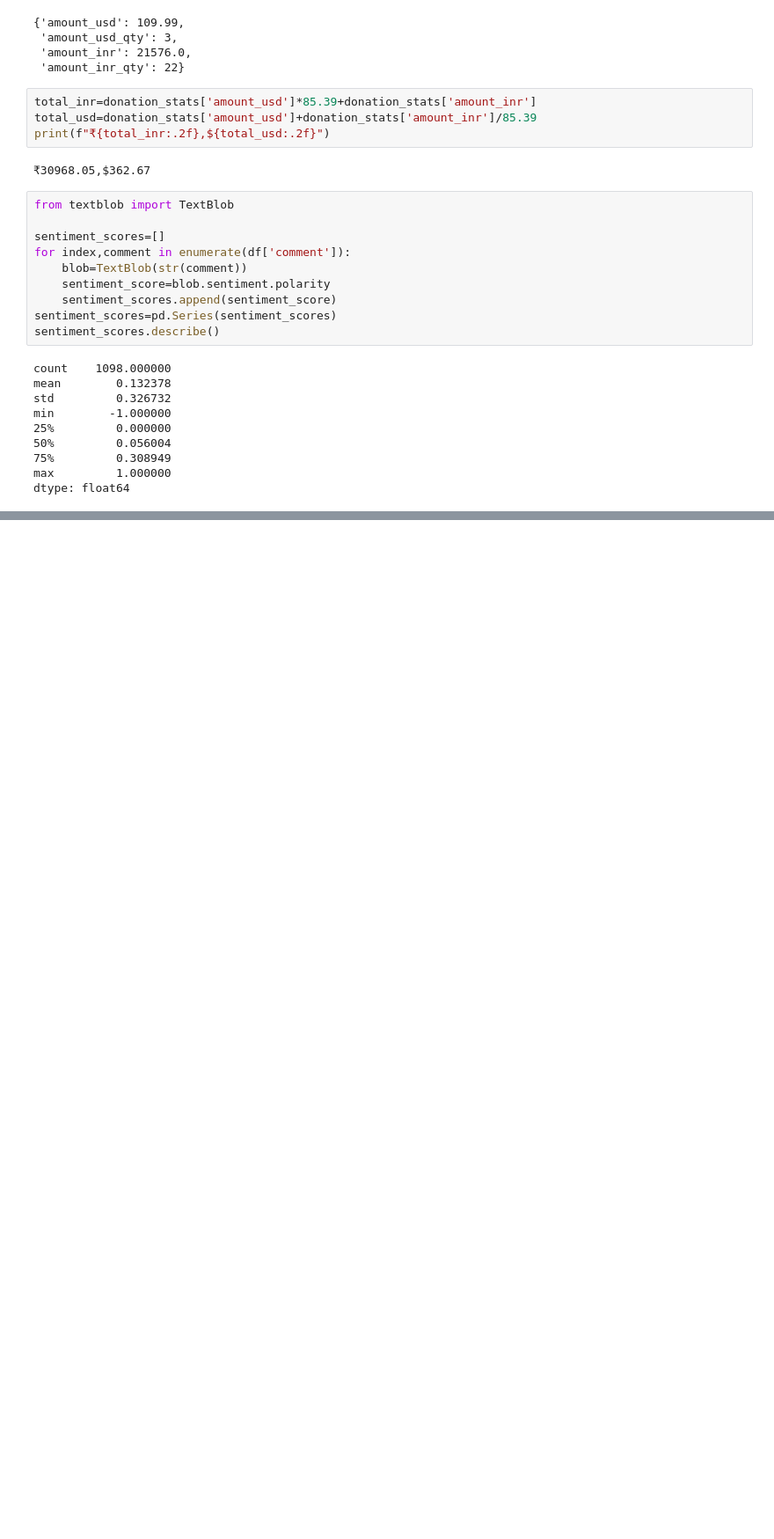
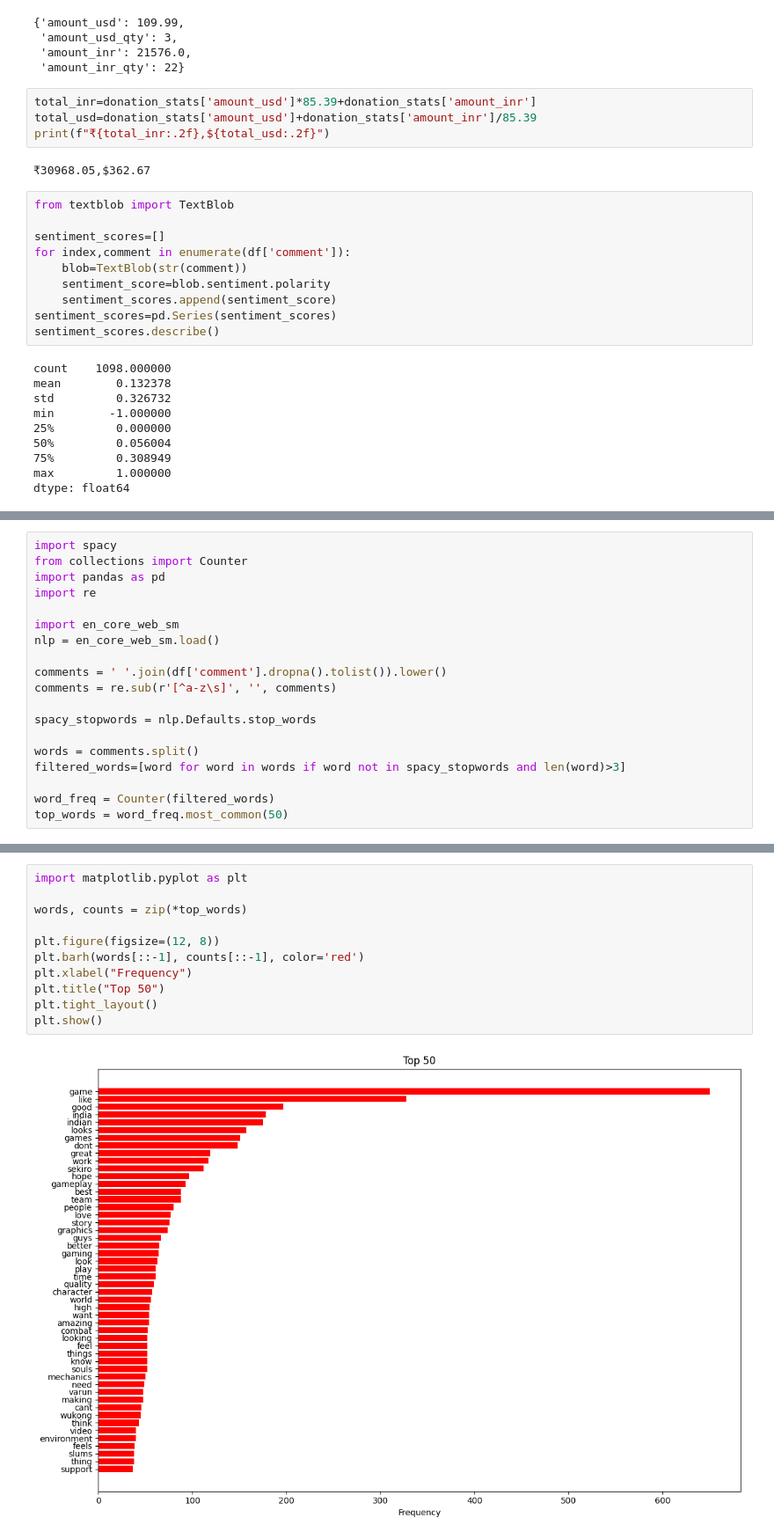
Before and after one commit to realhardik18/project11-analysis, a Jupyter notebook: analysis.ipynb, the cells around one changed output, grey strips where cells are left out. Shown: that part at 88% size. Saved outputs shown, nothing was run; the diff lists cells and outputs as text; blank space fills up the shorter version.

```diff
--- a/analysis.ipynb
+++ b/analysis.ipynb
@@ -68,0 +78,19 @@ dtype: float64
+# %%
+import spacy
+from collections import Counter
+import pandas as pd
+import re
+
+import en_core_web_sm
+nlp = en_core_web_sm.load()
+
+comments = ' '.join(df['comment'].dropna().tolist()).lower()
+comments = re.sub(r'[^a-z\s]', '', comments)
+
+spacy_stopwords = nlp.Defaults.stop_words
+
+words = comments.split()
+filtered_words=[word for word in words if word not in spacy_stopwords and len(word)>3]
+
+word_freq = Counter(filtered_words)
+top_words = word_freq.most_common(50)
@@ -68,0 +115,13 @@ dtype: float64
+# %%
+import matplotlib.pyplot as plt
+
+words, counts = zip(*top_words)
+
+plt.figure(figsize=(12, 8))
+plt.barh(words[::-1], counts[::-1], color='red')
+plt.xlabel("Frequency")
+plt.title("Top 50")
+plt.tight_layout()
+plt.show()
+# %% [output]
+[figure, added]
```
Also changed, not shown: parts of 4 cells of this notebook, 1 other file.
